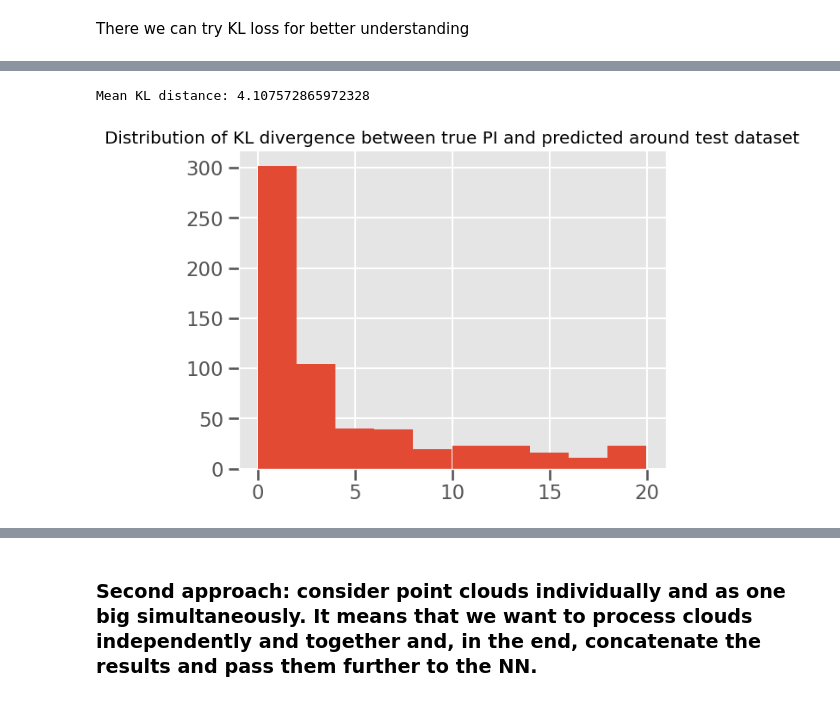
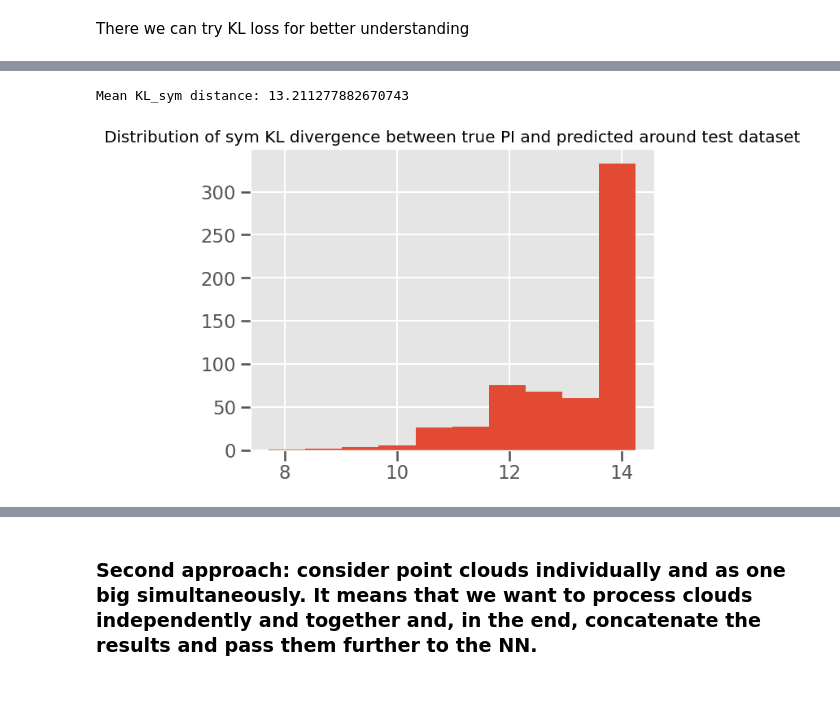
Before and after one commit to Verdangeta/TDA_experiments, a Jupyter notebook: Cross_RipsNet.ipynb, the cells around one changed output, grey strips where cells are left out. Saved outputs shown, nothing was run; the diff lists cells and outputs as text; code cells hidden in the pictures.

```diff
--- a/Cross_RipsNet.ipynb
+++ b/Cross_RipsNet.ipynb
@@ -359,16 +355,18 @@ source /etc/profile
 callback = tf.keras.callbacks.EarlyStopping(monitor='val_loss', min_delta=1e-5,
                                             patience=200, verbose=0, mode='auto', baseline=None,
                                             restore_best_weights=False)
+
+initializer = tf.keras.initializers.GlorotNormal()
 optim = tf.keras.optimizers.Adamax(learning_rate=5e-4)
 inputs = tf.keras.Input(shape=(None,2), dtype ="float32", ragged=True)
 
-x = DenseRagged(units=30, use_bias=True, activation='relu')(inputs)
+x = DenseRagged(units=50, use_bias=True, activation='relu')(inputs)
+x = DenseRagged(units=40, use_bias=True, activation='relu')(x)
 x = DenseRagged(units=20, use_bias=True, activation='relu')(x)
-x = DenseRagged(units=10, use_bias=True, activation='relu')(x)
 x = PermopRagged()(x)
-x = tf.keras.layers.Dense(50,  activation='relu')(x)
-x = tf.keras.layers.Dense(100, activation='relu')(x)
-x = tf.keras.layers.Dense(200, activation='relu')(x)
+x = tf.keras.layers.Dense(50,  activation='relu', kernel_initializer=initializer)(x)
+x = tf.keras.layers.Dense(100, activation='relu', kernel_initializer=initializer)(x)
+x = tf.keras.layers.Dense(200, activation='relu', kernel_initializer=initializer)(x)
 outputs = tf.keras.layers.Dense(PI_train.shape[1], activation='sigmoid')(x)
 model_PI = tf.keras.Model(inputs=inputs, outputs=outputs)
 model_PI.compile(optimizer=optim, loss="mse")
@@ -459,8 +469,8 @@ for i in range(3):
 # %%
-distances = measure_dist(clean_PI_prediction, clean_PI_test, method = "sym_KL")
+distances = measure_dist(clean_PI_prediction, clean_PI_test, method = "KL_sym")
 plt.hist(distances)
 plt.title("Distribution of sym KL divergence between true PI and predicted around test dataset")
 plt.show()
 # %% [output]
-Mean KL distance: 4.107572865972328
+Mean KL_sym distance: 13.211277882670743
-[figure, old version]
+[figure, new version]
```
Also changed, not shown: parts of 28 cells of this notebook, 3 other files.
